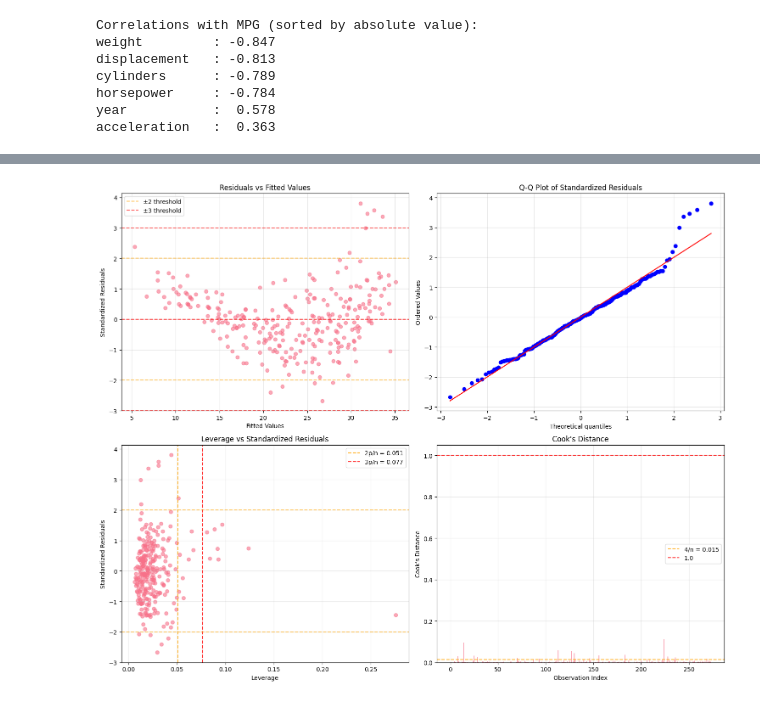
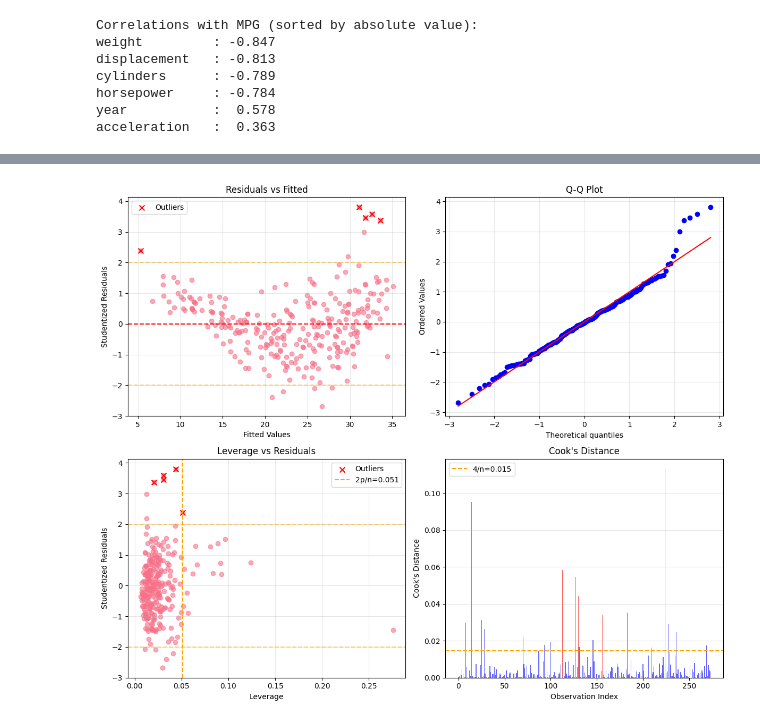
Before and after one commit to Spiryd/AAD, a Jupyter notebook: 11.ipynb, the cells around one changed output, grey strips where cells are left out. Saved outputs shown, nothing was run; the diff lists cells and outputs as text; code cells hidden in the pictures.

```diff
--- a/11.ipynb
+++ b/11.ipynb
@@ -337,0 +337,20 @@ Difference: 0.00000000
+# %%
+# Plot residual histograms for all models
+fig, axes = plt.subplots(6, 3, figsize=(12, 14))
+axes = axes.flatten()
+
+for i, formula in enumerate(models):
+    ax = axes[i]
+    ax.hist(results[i].resid, bins=20, color="skyblue", edgecolor="black", alpha=0.7)
+
+    ax.set_xlabel("Residuals", fontsize=8)
+    ax.set_ylabel("Frequency", fontsize=8)
+    ax.set_title(formula, fontsize=9)
+    ax.grid(alpha=0.3)
+
+for j in range(i + 1, len(axes)):
+    fig.delaxes(axes[j])
+
+plt.tight_layout()
+fig.suptitle("Residual histograms for different models", fontsize=16, y=1.0)
+plt.show()
@@ -421,50 +401,56 @@ Total problematic observations: 32
 # %%
 # Create diagnostic plots
-fig, axes = plt.subplots(2, 2, figsize=(15, 12))
+fig, axes = plt.subplots(2, 2, figsize=(12, 10))
+
+# Get fitted values and residuals
+fitted_values = model_diagnostic.fittedvalues
+residuals = model_diagnostic.resid
 
 # Plot 1: Residuals vs Fitted
-axes[0,0].scatter(fitted_values, standardized_residuals_sm, alpha=0.6)
-axes[0,0].axhline(y=0, color='r', linestyle='--', alpha=0.8)
-axes[0,0].axhline(y=2, color='orange', linestyle='--', alpha=0.6, label='±2 threshold')
-axes[0,0].axhline(y=-2, color='orange', linestyle='--', alpha=0.6)
-axes[0,0].axhline(y=3, color='red', linestyle='--', alpha=0.6, label='±3 threshold')
-axes[0,0].axhline(y=-3, color='red', linestyle='--', alpha=0.6)
+axes[0,0].scatter(fitted_values, standardized_residuals, alpha=0.6)
+axes[0,0].scatter(fitted_values[outliers_to_remove], standardized_residuals[outliers_to_remove],
+                 c='red', s=50, marker='x', label='Outliers')
+axes[0,0].axhline(y=0, color='r', linestyle='--')
+axes[0,0].axhline(y=2, color='orange', linestyle='--', alpha=0.5)
+axes[0,0].axhline(y=-2, color='orange', linestyle='--', alpha=0.5)
 axes[0,0].set_xlabel('Fitted Values')
-axes[0,0].set_ylabel('Standardized Residuals')
-axes[0,0].set_title('Residuals vs Fitted Values')
+axes[0,0].set_ylabel('Studentized Residuals')
+axes[0,0].set_title('Residuals vs Fitted')
 axes[0,0].legend()
 axes[0,0].grid(True, alpha=0.3)
 
-# Plot 2: Q-Q plot of residuals
-stats.probplot(standardized_residuals_sm, dist="norm", plot=axes[0,1])
-axes[0,1].set_title('Q-Q Plot of Standardized Residuals')
+# Plot 2: Q-Q Plot
+stats.probplot(standardized_residuals, dist="norm", plot=axes[0,1])
+axes[0,1].set_title('Q-Q Plot')
 axes[0,1].grid(True, alpha=0.3)
 
-# Plot 3: Leverage vs Standardized Residuals
-axes[1,0].scatter(leverage, standardized_residuals_sm, alpha=0.6)
-axes[1,0].axvline(x=leverage_threshold, color='orange', linestyle='--', alpha=0.8, label=f'2p/n = {leverage_threshold:.3f}')
-axes[1,0].axvline(x=high_leverage_threshold, color='red', linestyle='--', alpha=0.8, label=f'3p/n = {high_leverage_threshold:.3f}')
-axes[1,0].axhline(y=2, color='orange', linestyle='--', alpha=0.6)
-axes[1,0].axhline(y=-2, color='orange', linestyle='--', alpha=0.6)
+# Plot 3: Leverage vs Residuals
+axes[1,0].scatter(leverage, standardized_residuals, alpha=0.6)
+axes[1,0].scatter(leverage[outliers_to_remove], standardized_residuals[outliers_to_remove],
+                 c='red', s=50, marker='x', label='Outliers')
+axes[1,0].axvline(x=leverage_threshold, color='orange', linestyle='--', label=f'2p/n={leverage_threshold:.3f}')
+axes[1,0].axhline(y=2, color='orange', linestyle='--', alpha=0.5)
+axes[1,0].axhline(y=-2, color='orange', linestyle='--', alpha=0.5)
 axes[1,0].set_xlabel('Leverage')
-axes[1,0].set_ylabel('Standardized Residuals')
-axes[1,0].set_title('Leverage vs Standardized Residuals')
+axes[1,0].set_ylabel('Studentized Residuals')
+axes[1,0].set_title('Leverage vs Residuals')
 axes[1,0].legend()
 axes[1,0].grid(True, alpha=0.3)
 
 # Plot 4: Cook's Distance
 observation_indices = np.arange(len(cooks_distance))
-axes[1,1].bar(observation_indices, cooks_distance, alpha=0.6)
-axes[1,1].axhline(y=cooks_threshold_1, color='orange', linestyle='--', alpha=0.8, label=f'4/n = {cooks_threshold_1:.3f}')
-axes[1,1].axhline(y=cooks_threshold_2, color='red', linestyle='--', alpha=0.8, label='1.0')
+outliers_array = outliers_to_remove.values  # Convert to numpy array for indexing
+colors = ['red' if outliers_array[i] else 'blue' for i in range(len(cooks_distance))]
+axes[1,1].bar(observation_indices, cooks_distance, alpha=0.6, color=colors)
+axes[1,1].axhline(y=cooks_threshold, color='orange', linestyle='--', label=f'4/n={cooks_threshold:.3f}')
 axes[1,1].set_xlabel('Observation Index')
 axes[1,1].set_ylabel("Cook's Distance")
 axes[1,1].set_title("Cook's Distance")
 axes[1,1].legend()
-axes[1,1].grid(True, alpha=0.3)
+axes[1,1].grid(True, alpha=0.3, axis='y')
 
 plt.tight_layout()
 plt.show()
 # %% [output]
-[figure, old version]
+[figure, new version]
 # %%
```
Also changed, not shown: parts of 12 cells of this notebook, 2 other files.
